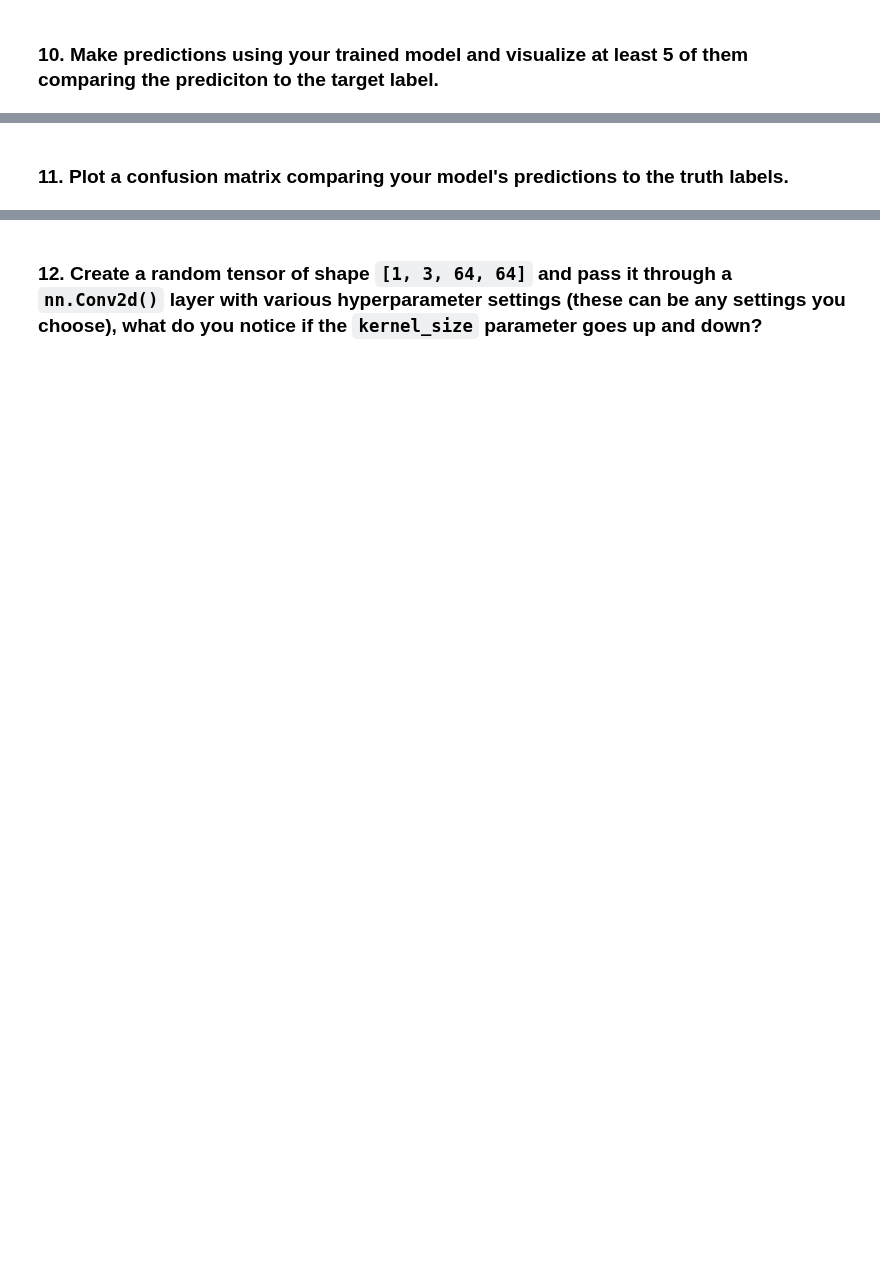
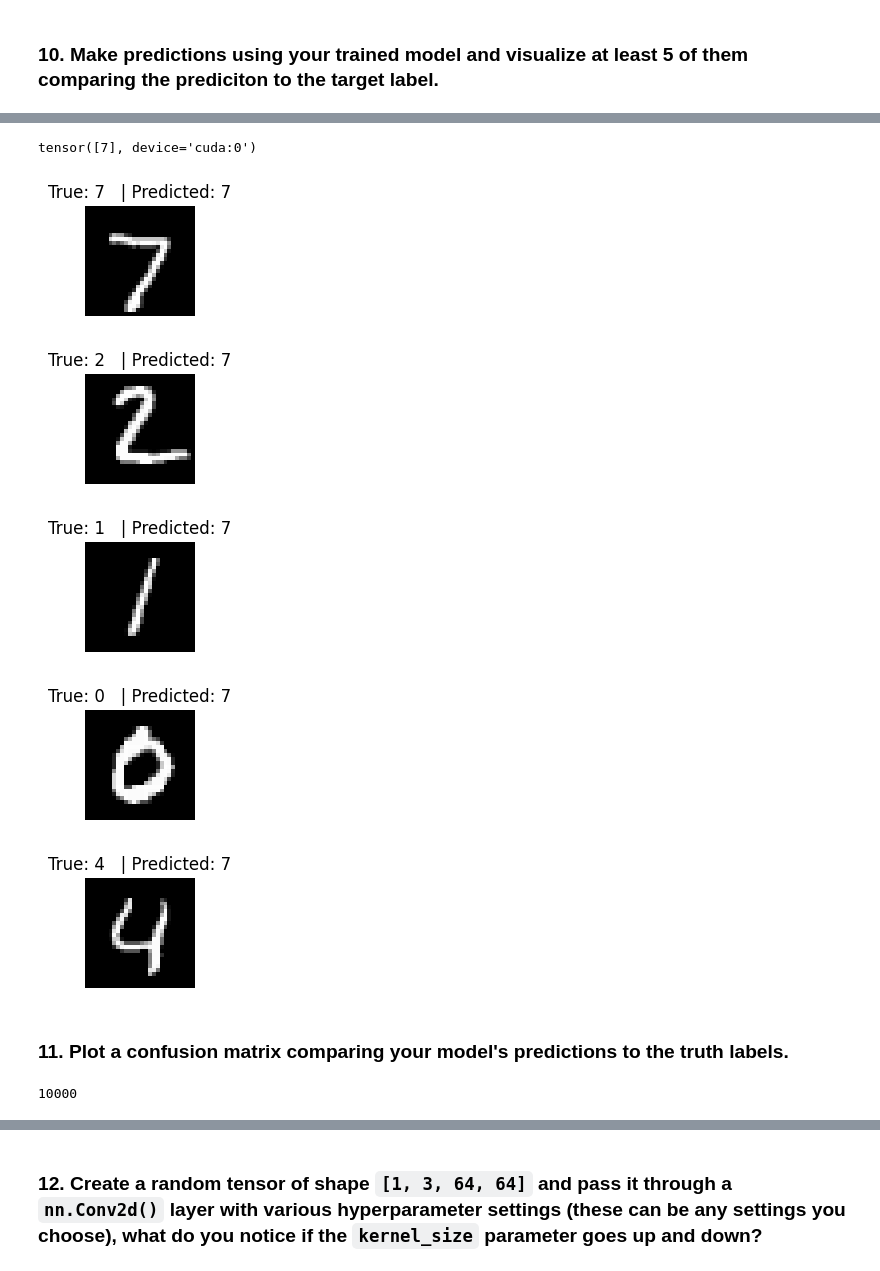
Before and after one commit to Bishal-Stha/machine_learning, a Jupyter notebook: Real_ML_Stuff/PyTorch/03_pytorch_computer_vision_exercises.ipynb, the cells around one changed output, grey strips where cells are left out. Cells and saved outputs as stored; diff of their text form; code cells hidden in the pictures; blank space fills up the shorter version.

```diff
--- a/Real_ML_Stuff/PyTorch/03_pytorch_computer_vision_exercises.ipynb
+++ b/Real_ML_Stuff/PyTorch/03_pytorch_computer_vision_exercises.ipynb
@@ -222,0 +433,3 @@ epochs = 5
+# %%
+device = "cuda" if torch.cuda.is_available() else "cpu"
+device
@@ -225,2 +527,50 @@ epochs = 5
+# %%
+# logits -> prediction probabilities -> prediction labels
+
+model_pred_logits = model_cpu(test_data[0][0].unsqueeze(dim=0)).to(device)
+model_pred_probs = torch.softmax(model_pred_logits, dim=1)
+model_pred_label = model_pred_probs.argmax(dim=1)
+model_pred_label
+# %% [output]
+tensor([7], device='cuda:0')
+# %%
+NUM_TO_PLOT = 5
+
+for i in range(NUM_TO_PLOT):
+    image = test_data[i][0].squeeze()
+    label = test_data[i][1]
+
+    # Make model predictions on image
+    model_pred_logits = model_cpu(test_data[0][0].unsqueeze(dim=0)).to(device)
+    model_pred_probs = torch.softmax(model_pred_logits, dim=1)
+    model_pred_label = model_pred_probs.argmax(dim=1)
+
+    plt.subplot(1,NUM_TO_PLOT,i+1)
+    plt.imshow(image)
+    plt.title(f"True: {label}   | Predicted: {model_pred_label.cpu().item()}")
+    plt.axis(False)
+    plt.tight_layout()
+    plt.show()
+# %% [output]
+[figure, added]
+[figure, added]
+[figure, added]
+[figure, added]
+[figure, added]
 # %% [markdown]
 ### 11. Plot a confusion matrix comparing your model's predictions to the truth labels.
+# %%
+# make predictions across all test data
+model_gpu.eval()
+y_preds = []
+with torch.inference_mode():
+    for batch, (X,y) in enumerate(test_dataloader):
+        X,y = X.to(device), y.to(device)
+        y_logits = model_gpu(X)
+        y_pred_labels = torch.argmax(torch.softmax(y_logits, dim=1), dim=1)
+
+        y_preds.append(y_pred_labels)
+    y_preds = torch.cat(y_preds)
+len(y_preds)
+# %% [output]
+10000
```
Also changed, not shown: parts of 26 cells of this notebook, 2 other files.
